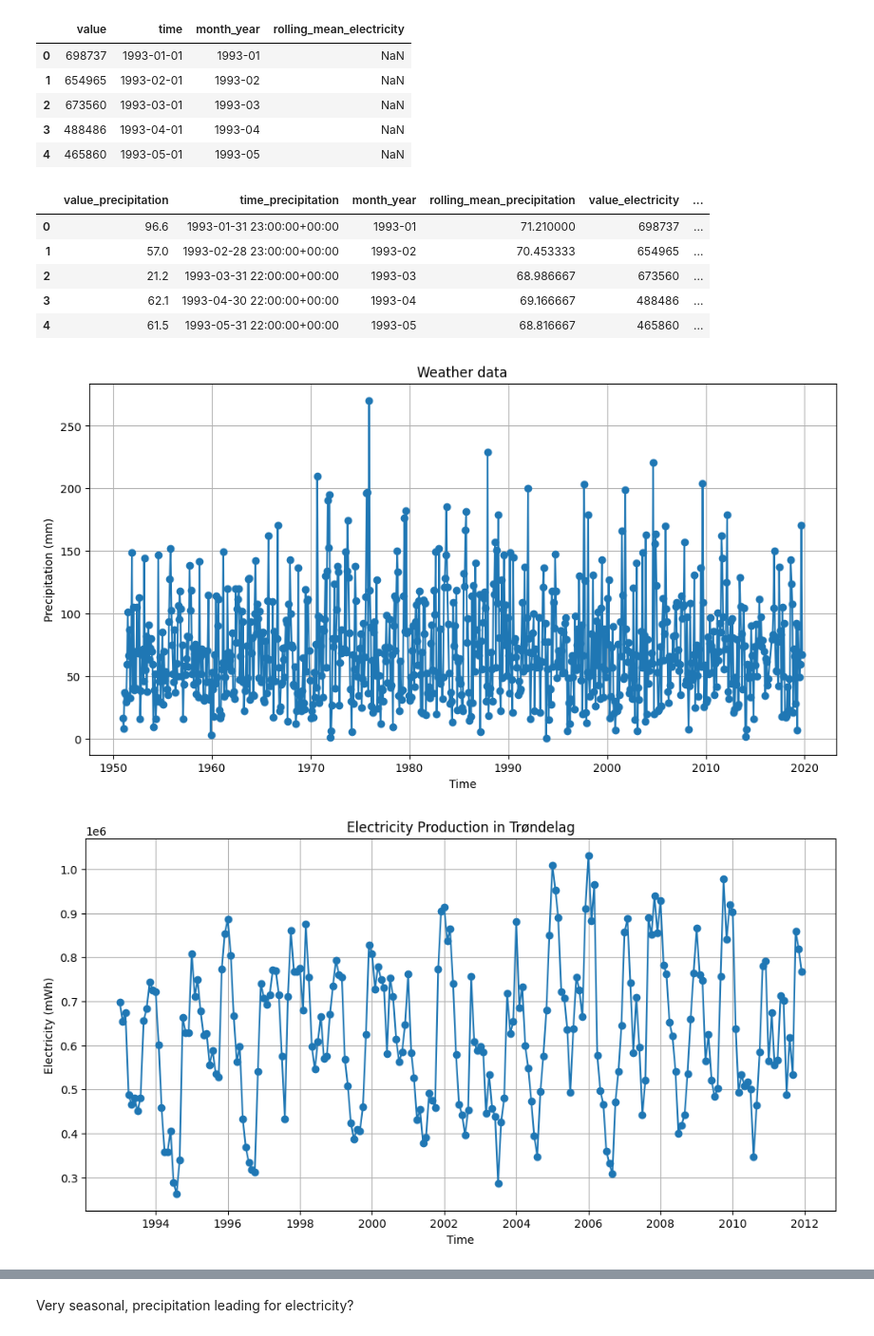
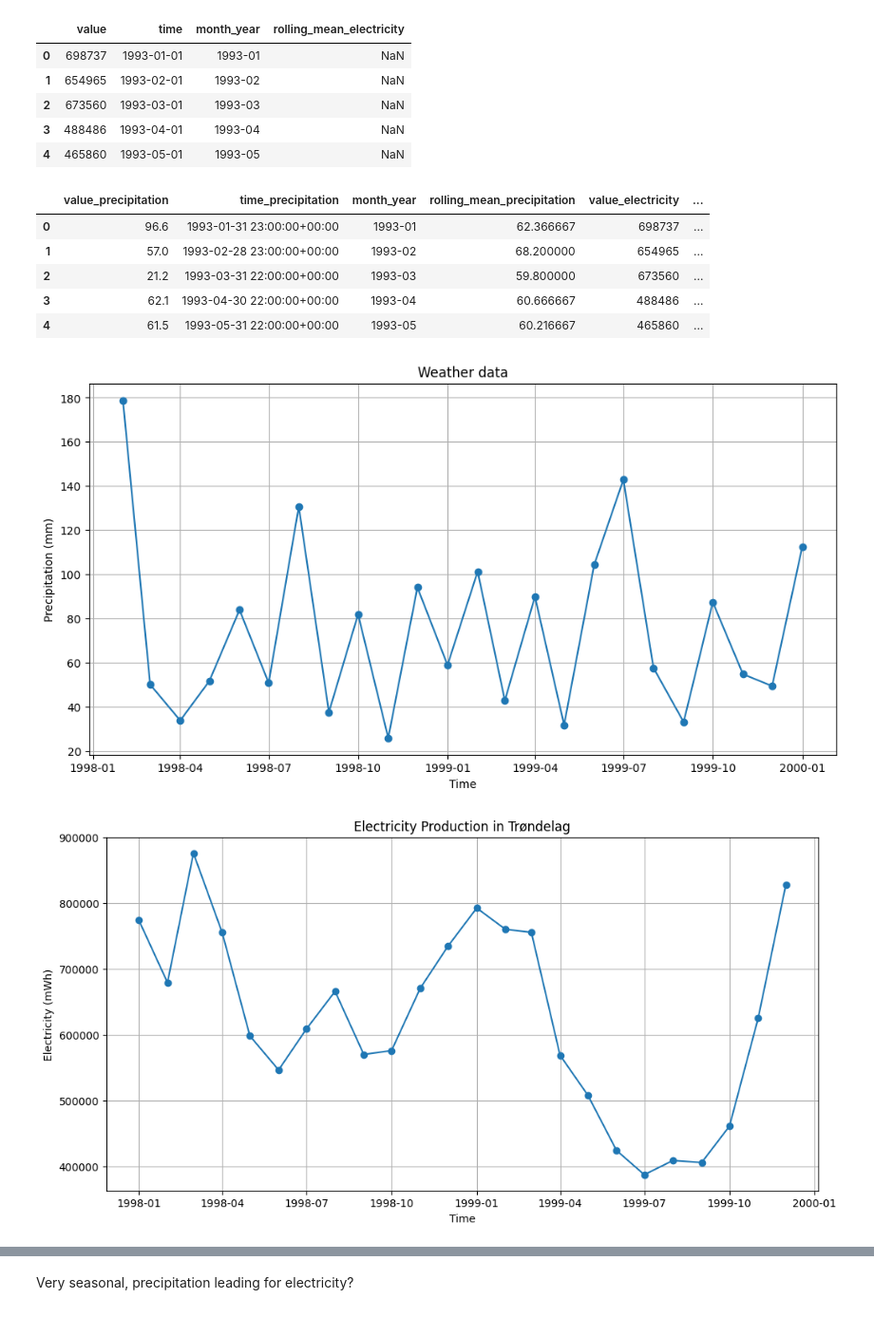
Before and after one commit to alexmakassiouk/ntnu-time-series, a Jupyter notebook: exploration.ipynb, the cells around one changed output, grey strips where cells are left out. Shown at 95% size. Cells and saved outputs as stored; diff of their text form; code cells hidden in the pictures.

```diff
--- a/exploration.ipynb
+++ b/exploration.ipynb
@@ -16,8 +16,8 @@ df_electricity = df_electricity.drop(columns="måned")
 df_weather['month_year'] = df_weather['time'].dt.strftime('%Y-%m')
 df_electricity['month_year'] = df_electricity['time'].dt.strftime('%Y-%m')
 
-df_weather['rolling_mean_precipitation'] = df_weather['value'].rolling(window=30).mean()
-df_electricity['rolling_mean_electricity'] = df_electricity['value'].rolling(window=30).mean()
+df_weather['rolling_mean_precipitation'] = df_weather['value'].rolling(window=6).mean()
+df_electricity['rolling_mean_electricity'] = df_electricity['value'].rolling(window=6).mean()
 
 df_filtered_weather = df_weather[(df_weather['month_year'] >= df_electricity['month_year'].min()) & (df_weather['month_year'] <= df_electricity['month_year'].max())]
 df_filtered_weather.reset_index(drop=True, inplace=True)
@@ -56,17 +80,18 @@ merged_df = pd.merge(df_filtered_weather, df_electricity, on='month_year', suffi
 merged_df.head()
 # %% [output]
 |  | value_precipitation | time_precipitation | month_year | rolling_mean_precipitation | value_electricity | ... |
-| 0 | 96.6 | 1993-01-31 23:00:00+00:00 | 1993-01 | 71.210000 | 698737 | ... |
-| 1 | 57.0 | 1993-02-28 23:00:00+00:00 | 1993-02 | 70.453333 | 654965 | ... |
-| 2 | 21.2 | 1993-03-31 22:00:00+00:00 | 1993-03 | 68.986667 | 673560 | ... |
-| 3 | 62.1 | 1993-04-30 22:00:00+00:00 | 1993-04 | 69.166667 | 488486 | ... |
-| 4 | 61.5 | 1993-05-31 22:00:00+00:00 | 1993-05 | 68.816667 | 465860 | ... |
+| 0 | 96.6 | 1993-01-31 23:00:00+00:00 | 1993-01 | 62.366667 | 698737 | ... |
+| 1 | 57.0 | 1993-02-28 23:00:00+00:00 | 1993-02 | 68.200000 | 654965 | ... |
+| 2 | 21.2 | 1993-03-31 22:00:00+00:00 | 1993-03 | 59.800000 | 673560 | ... |
+| 3 | 62.1 | 1993-04-30 22:00:00+00:00 | 1993-04 | 60.666667 | 488486 | ... |
+| 4 | 61.5 | 1993-05-31 22:00:00+00:00 | 1993-05 | 60.216667 | 465860 | ... |
 # %%
-plot_values(df_weather, title="Weather data", ylabel="Precipitation (mm)")
+plot_values(df_weather[(df_weather['time'].dt.year >= 1998) & (df_weather['time'].dt.year <= 1999)], title="Weather data", ylabel="Precipitation (mm)")
 # %% [output]
-[figure, old version]
+[figure, new version]
 # %%
-plot_values(df_electricity, title="Electricity Production in Trøndelag", ylabel="Electricity (mWh)")
+
+plot_values(df_electricity[(df_electricity['time'].dt.year >= 1998) & (df_electricity['time'].dt.year <= 1999)], title="Electricity Production in Trøndelag", ylabel="Electricity (mWh)")
 # %% [output]
-[figure, old version]
+[figure, new version]
 # %%
```
Also changed, not shown: parts of 4 cells of this notebook, 18 other files.
